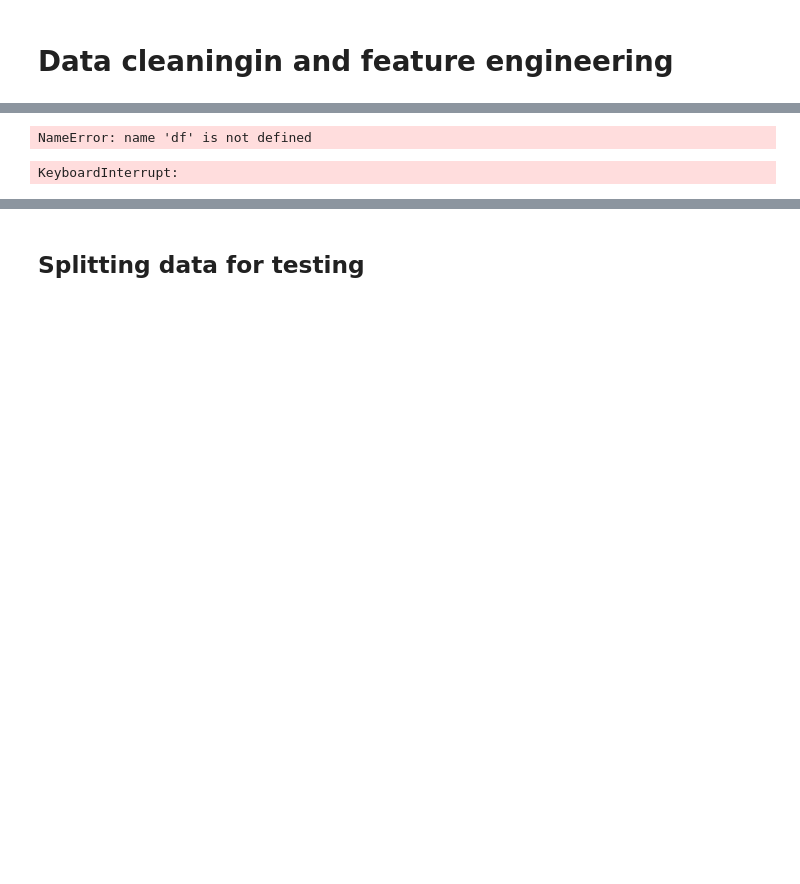
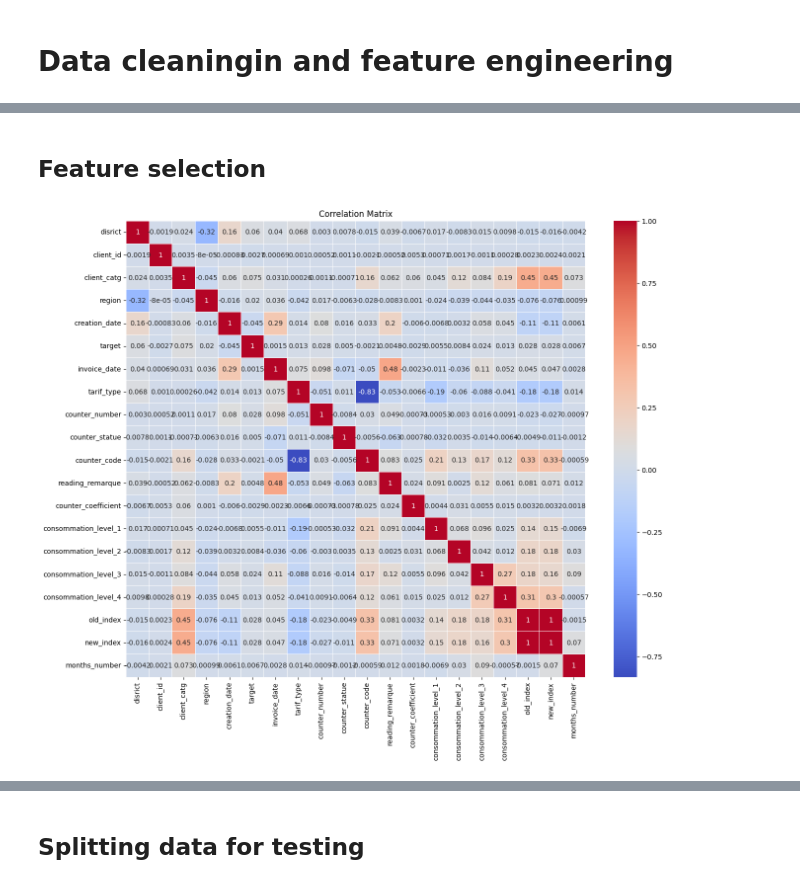
Before and after one commit to Skraiem07/ElectroThunderFraud, a Jupyter notebook: EDA-and-modeling.ipynb, the cells around one changed output, grey strips where cells are left out. Drawn from its saved outputs; the diff is of its cells as text; code cells hidden in the pictures; blank space fills up the shorter version.

```diff
--- a/EDA-and-modeling.ipynb
+++ b/EDA-and-modeling.ipynb
@@ -239,0 +484,3 @@ df['target'] = df['target'].astype(int)
+# %%
+# remove duplicates
+df= df.drop_duplicates()
@@ -239,0 +511,17 @@ df['target'] = df['target'].astype(int)
+# %%
+# Define a mapping function to correct inconsistent values
+def clean_counter_statue(value):
+    try:
+        # Convert value to integer to check if it's within expected range
+        num_value = int(value)
+        if 0 <= num_value <= 5:
+            return num_value
+        else:
+            return 0
+        np.nan  # Return NaN for out-of-range values
+    except ValueError:
+       return 0
+       # return np.nan  # Return NaN for non-numeric or invalid values
+
+# Apply the mapping function to clean the column
+df['counter_statue'] = df['counter_statue'].apply(clean_counter_statue)
@@ -239,0 +530,3 @@ df['target'] = df['target'].astype(int)
+# %%
+# Extract numeric part from 'client_id'
+df['client_id'] = df['client_id'].str.extract(r'(\d+)').astype(int)
@@ -240,3 +535,6 @@ df['target'] = df['target'].astype(int)
+# %%
+# Perform one-hot encoding
+df = pd.get_dummies(df, columns=['counter_type'], drop_first=True, dtype=int)
 # %%
 df.dtypes
 # %% [output]
@@ -270,17 +757,13 @@ ValueError: could not convert string to float: 'A'
+# %% [markdown]
+## Feature selection
 # %%
+# Calculate the correlation matrix
+correlation_matrix = df.corr()
 
-# Extract numeric part and convert to integer
-df['client_id'] = df['client_id'].str.split('-').str[1].astype(int)
-# Correlation matrix
-correlation_matrix = df.corr()
-plt.figure(figsize=(12, 8))
-sns.heatmap(correlation_matrix, annot=True, cmap='coolwarm')
+# Create a heatmap to visualize the correlation matrix
+plt.figure(figsize=(15, 12))
+sns.heatmap(correlation_matrix, annot=True, cmap='coolwarm', linewidths=0.5)
+plt.title('Correlation Matrix')
 plt.show()
 # %% [output]
-NameError: name 'df' is not defined
+[figure, added]
-# %%
-# Pairplot for a subset of features
-sns.pairplot(df[['consommation_level_1', 'consommation_level_2', 'consommation_level_3', 'consommation_level_4', 'target']], hue='target')
-plt.show()
-# %% [output]
-KeyboardInterrupt:
```
Also changed, not shown: parts of 60 cells of this notebook, 3 other files.
